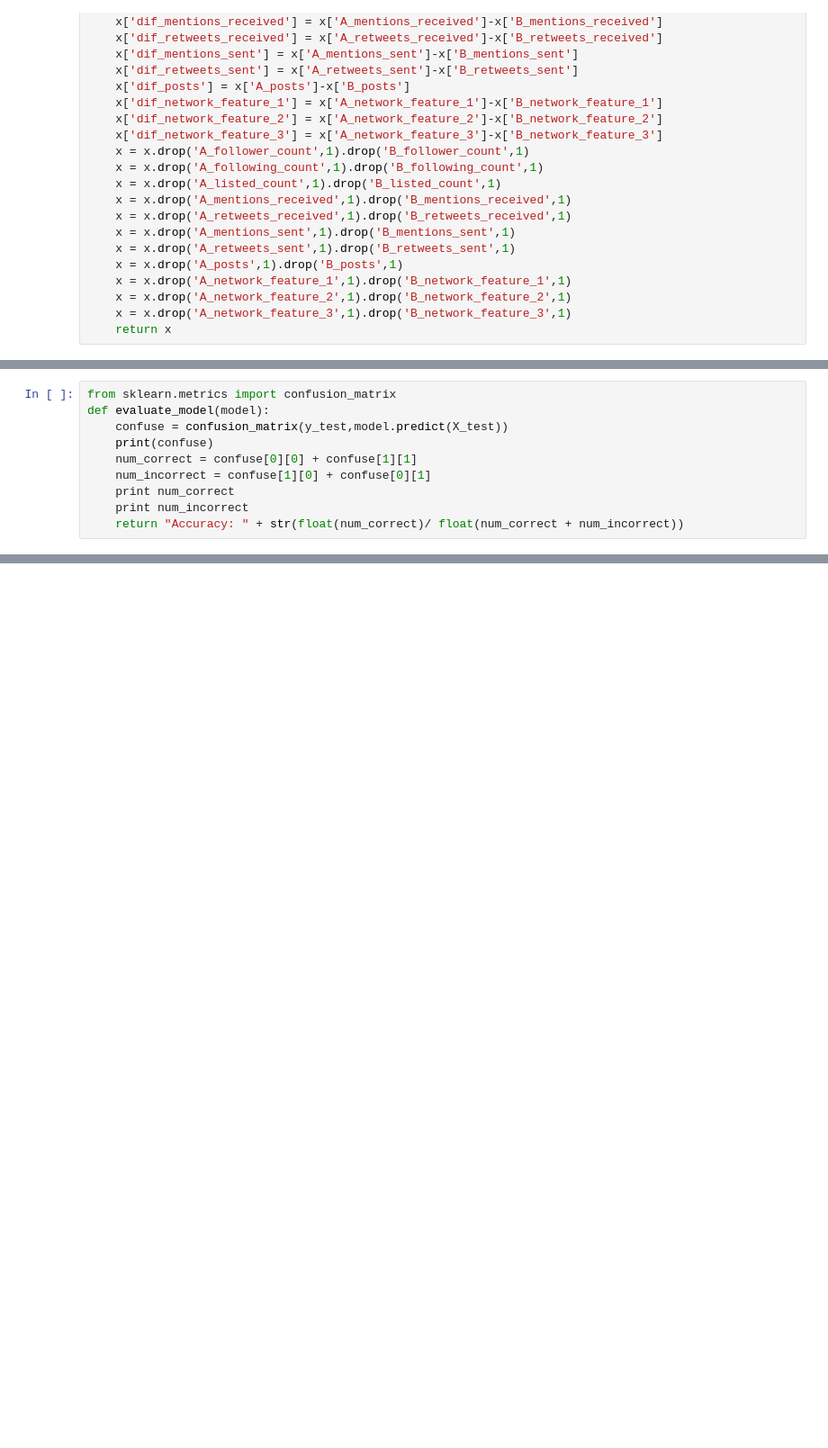
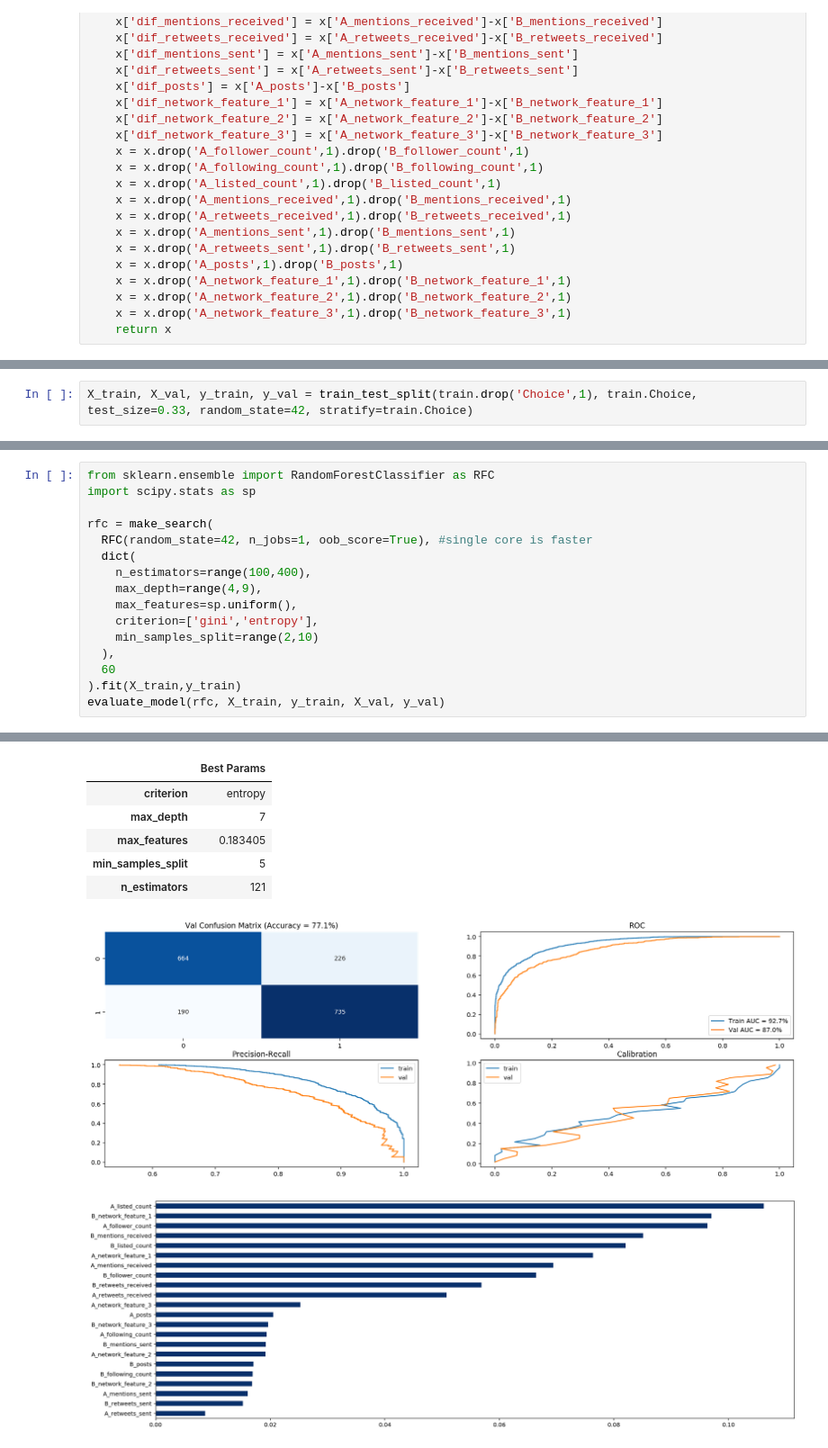
Before and after one commit to JakeTheWise/socialitics, a Jupyter notebook: proj1/q1/q1.ipynb, the cells around one changed output, grey strips where cells are left out. Shown at 90% size. Cells and saved outputs as stored; diff of their text form; blank space fills up the shorter version.

```diff
--- a/proj1/q1/q1.ipynb
+++ b/proj1/q1/q1.ipynb
@@ -93,10 +94,0 @@ y_train = y_train.Choice
-# %%
-from sklearn.metrics import confusion_matrix
-def evaluate_model(model):
-    confuse = confusion_matrix(y_test,model.predict(X_test))
-    print(confuse)
-    num_correct = confuse[0][0] + confuse[1][1]
-    num_incorrect = confuse[1][0] + confuse[0][1]
-    print num_correct
-    print num_incorrect
-    return "Accuracy: " + str(float(num_correct)/ float(num_correct + num_incorrect))
@@ -144,0 +95,2 @@ plot_variable_significances(best_random_forest)
+# %%
+X_train, X_val, y_train, y_val = train_test_split(train.drop('Choice',1), train.Choice, test_size=0.33, random_state=42, stratify=train.Choice)
@@ -144,0 +148,17 @@ plot_variable_significances(best_random_forest)
+# %%
+from sklearn.ensemble import RandomForestClassifier as RFC
+import scipy.stats as sp
+
+rfc = make_search(
+  RFC(random_state=42, n_jobs=1, oob_score=True), #single core is faster
+  dict(
+    n_estimators=range(100,400),
+    max_depth=range(4,9),
+    max_features=sp.uniform(),
+    criterion=['gini','entropy'],
+    min_samples_split=range(2,10)
+  ),
+  60
+).fit(X_train,y_train)
+evaluate_model(rfc, X_train, y_train, X_val, y_val)
+# %% [output]
@@ -144,0 +169,8 @@ plot_variable_significances(best_random_forest)
+|  | Best Params |
+| criterion | entropy |
+| max_depth | 7 |
+| max_features | 0.183405 |
+| min_samples_split | 5 |
+| n_estimators | 121 |
+[figure, added]
+[figure, added]
```
Also changed, not shown: parts of 14 cells of this notebook, 1 other file.
